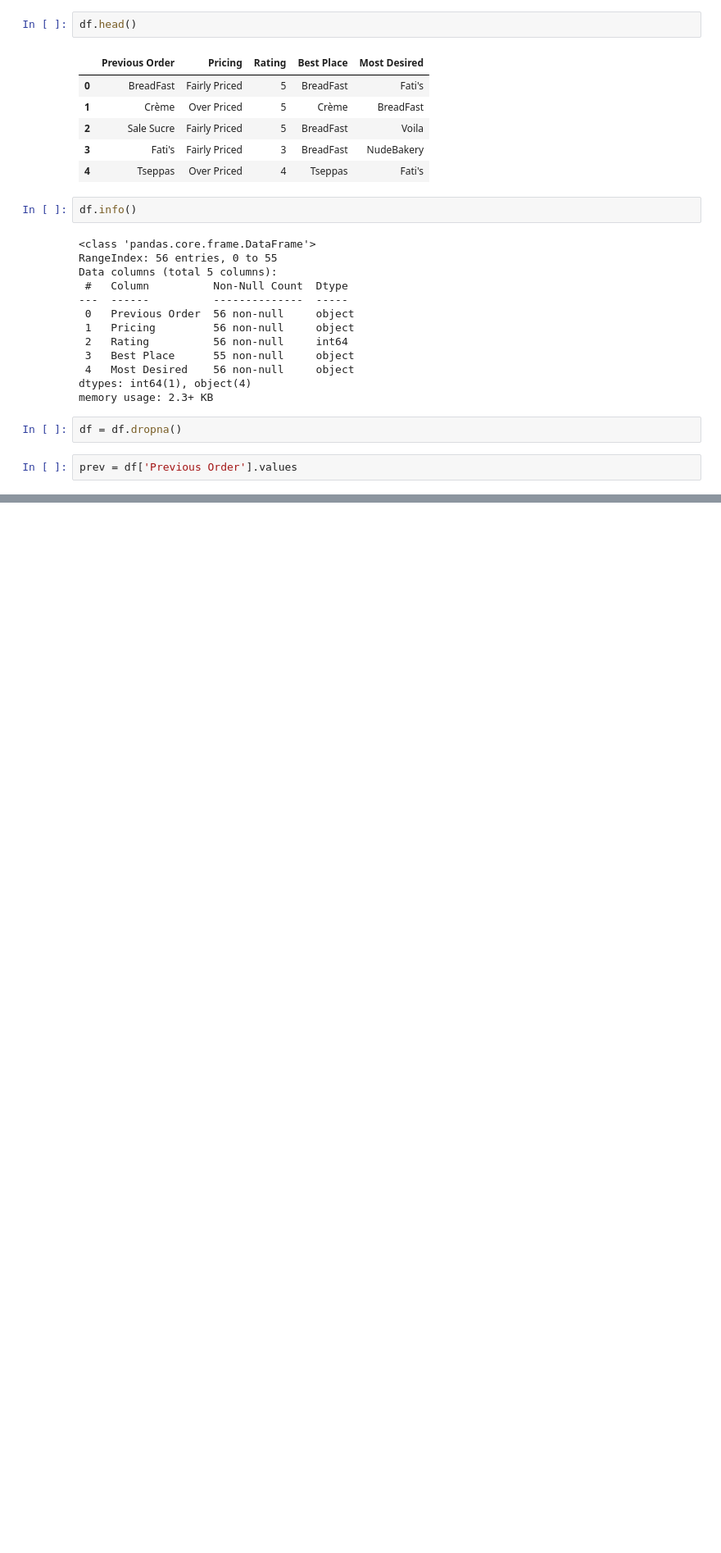
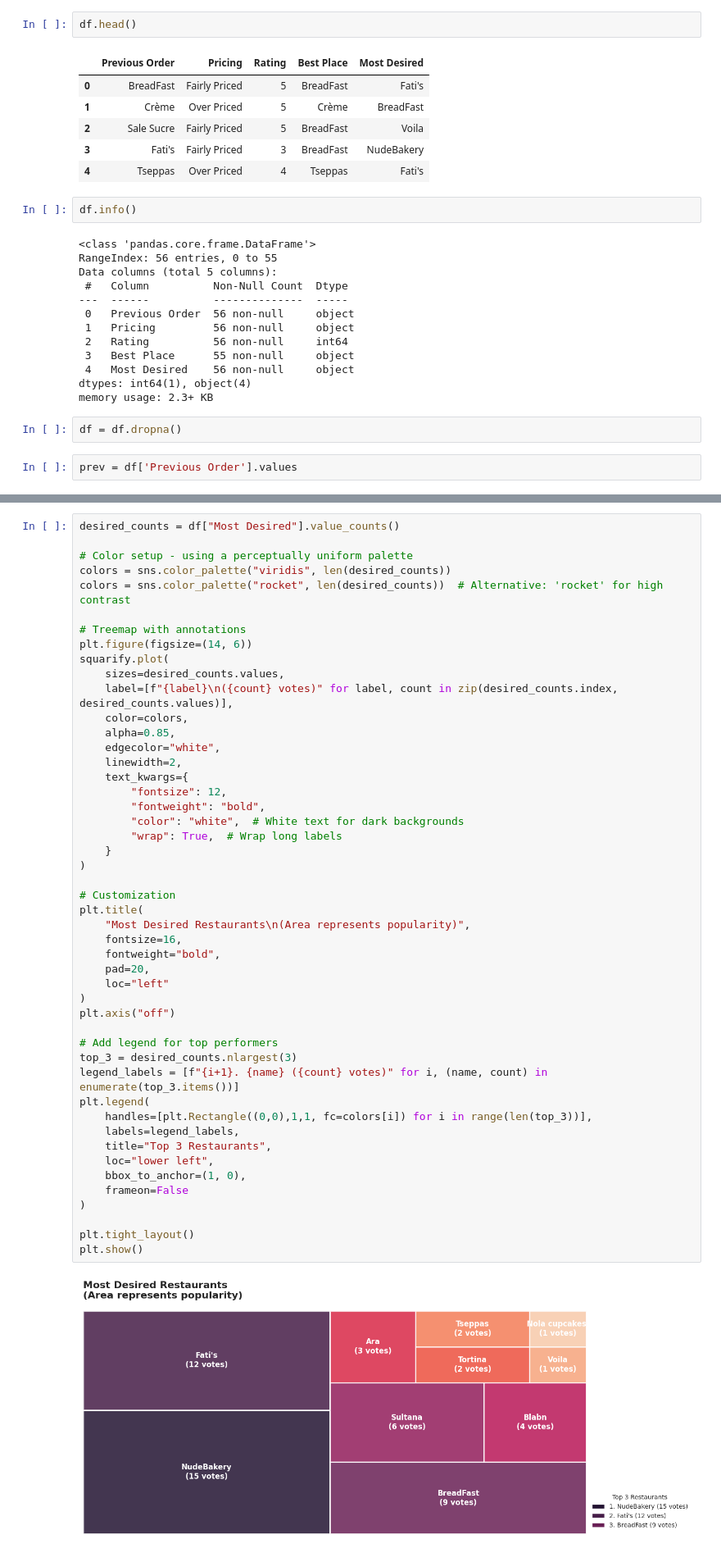
Before and after one commit to Patrickboules/ramadan-desserts-survey-analysis, a Jupyter notebook: Ramadan_Desserts_DE211_Project.ipynb, the cells around one changed output, grey strips where cells are left out. Shown at 82% size. Saved outputs shown, nothing was run; the diff lists cells and outputs as text; blank space fills up the shorter version.

```diff
--- a/Ramadan_Desserts_DE211_Project.ipynb
+++ b/Ramadan_Desserts_DE211_Project.ipynb
@@ -200,0 +166,50 @@ Conclusion: Reject the null hypothesis (there is a significant association).
+# %%
+desired_counts = df["Most Desired"].value_counts()
+
+# Color setup - using a perceptually uniform palette
+colors = sns.color_palette("viridis", len(desired_counts))
+colors = sns.color_palette("rocket", len(desired_counts))  # Alternative: 'rocket' for high contrast
+
+# Treemap with annotations
+plt.figure(figsize=(14, 6))
+squarify.plot(
+    sizes=desired_counts.values,
+    label=[f"{label}\n({count} votes)" for label, count in zip(desired_counts.index, desired_counts.values)],
+    color=colors,
+    alpha=0.85,
+    edgecolor="white",
+    linewidth=2,
+    text_kwargs={
+        "fontsize": 12,
+        "fontweight": "bold",
+        "color": "white",  # White text for dark backgrounds
+        "wrap": True,  # Wrap long labels
+    }
+)
+
+# Customization
+plt.title(
+    "Most Desired Restaurants\n(Area represents popularity)",
+    fontsize=16,
+    fontweight="bold",
+    pad=20,
+    loc="left"
+)
+plt.axis("off")
+
+# Add legend for top performers
+top_3 = desired_counts.nlargest(3)
+legend_labels = [f"{i+1}. {name} ({count} votes)" for i, (name, count) in enumerate(top_3.items())]
+plt.legend(
+    handles=[plt.Rectangle((0,0),1,1, fc=colors[i]) for i in range(len(top_3))],
+    labels=legend_labels,
+    title="Top 3 Restaurants",
+    loc="lower left",
+    bbox_to_anchor=(1, 0),
+    frameon=False
+)
+
+plt.tight_layout()
+plt.show()
+# %% [output]
+[figure, added]
```
Also changed, not shown: parts of 28 cells of this notebook.
